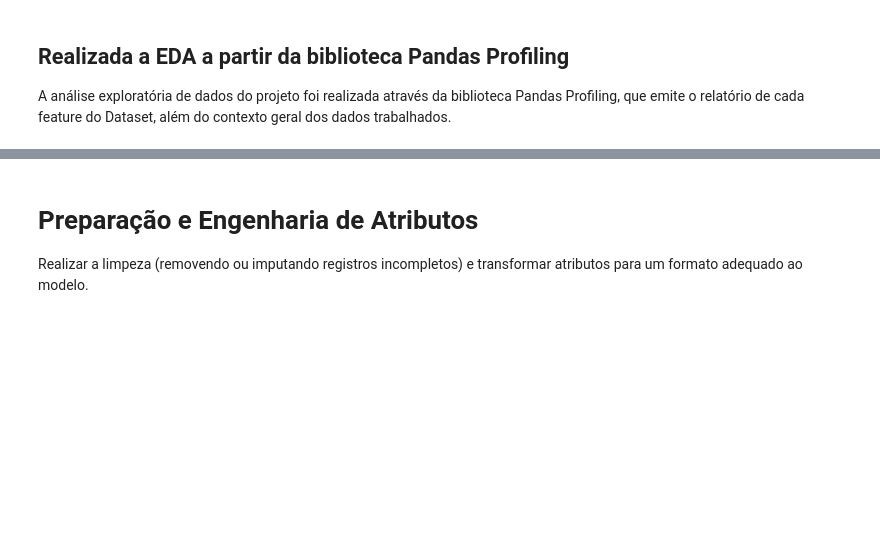
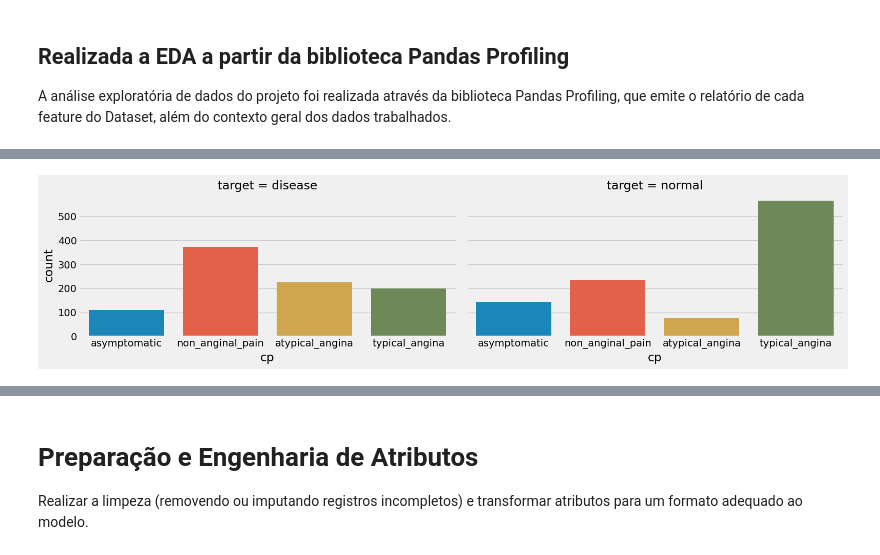
Before and after one commit to GuilhermeN391/Heart_Disease_App, a Jupyter notebook: Heart_Disease_Prediction.ipynb, the cells around one changed output, grey strips where cells are left out. Saved outputs shown, nothing was run; the diff lists cells and outputs as text; code cells hidden in the pictures; blank space fills up the shorter version.

```diff
--- a/Heart_Disease_Prediction.ipynb
+++ b/Heart_Disease_Prediction.ipynb
@@ -339,3 +377,19 @@ plt.show()
+# %%
+g3 = sns.catplot(x="cp",
+                hue = "cp",
+                col="target",
+                data=df, kind="count",
+                height=4, aspect=2,legend = False)
+
+g3.savefig("Target_CP.png", dpi=100)
+
+ run.log(
+          {
+              "Target vs CP": wandb.Image("Target_CP.png")
+          }
+      )
+# %% [output]
+[figure, added]
 # %%
 run.finish()
 # %% [output]
```
Also changed, not shown: parts of 38 cells of this notebook.
